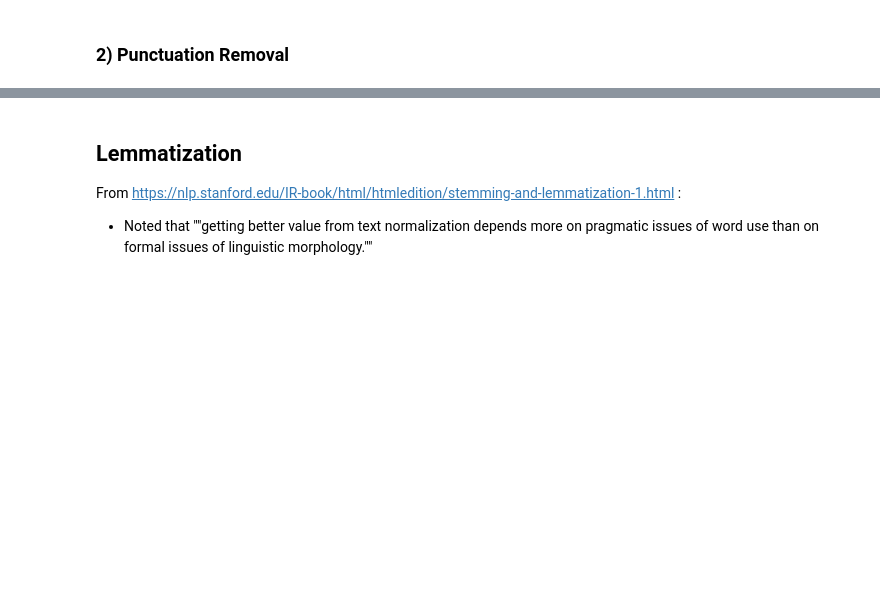
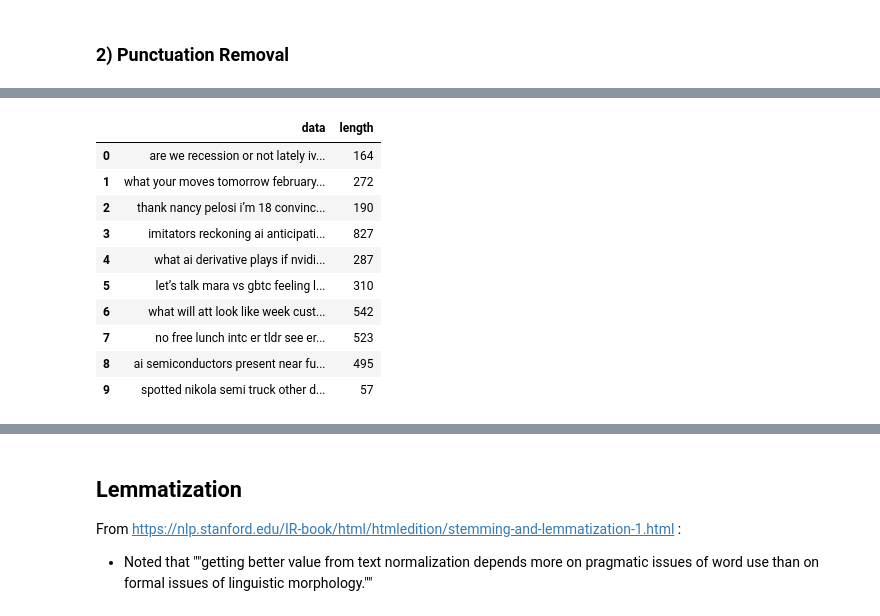
Before and after one commit to IngaleOmkar/Information-Retrieval, a Jupyter notebook: classification/classification pipeline.ipynb, the cells around one changed output, grey strips where cells are left out. Saved outputs shown, nothing was run; the diff lists cells and outputs as text; code cells hidden in the pictures; blank space fills up the shorter version.

```diff
--- a/classification/classification pipeline.ipynb
+++ b/classification/classification pipeline.ipynb
@@ -79,0 +201,2 @@ AttributeError: 'Series' object has no attribute 'columns'
+# %%
+stopwords_list = stopwords['count'].keys().tolist()
@@ -79,0 +209,7 @@ AttributeError: 'Series' object has no attribute 'columns'
+# %%
+test_df = count_df
+# %%
+for word in stopwords_list:
+    # removing stopwords from dataset
+    print('Replacing ' + word)
+    test_df['data'] = test_df['data'].apply(lambda x: x.replace(' '+word+' ', ' '))
@@ -79,0 +234,15 @@ AttributeError: 'Series' object has no attribute 'columns'
+# %%
+test_df[:10]
+# problem: it replaced it when it is INSIDE a word
+# %% [output]
+|  | data | length |
+| 0 | are we recession or not lately iv... | 164 |
+| 1 | what your moves tomorrow february... | 272 |
+| 2 | thank nancy pelosi i’m 18 convinc... | 190 |
+| 3 | imitators reckoning ai anticipati... | 827 |
+| 4 | what ai derivative plays if nvidi... | 287 |
+| 5 | let’s talk mara vs gbtc feeling l... | 310 |
+| 6 | what will att look like week cust... | 542 |
+| 7 | no free lunch intc er tldr see er... | 523 |
+| 8 | ai semiconductors present near fu... | 495 |
+| 9 | spotted nikola semi truck other d... | 57 |
```
Also changed, not shown: parts of 30 cells of this notebook, 5 other files.
